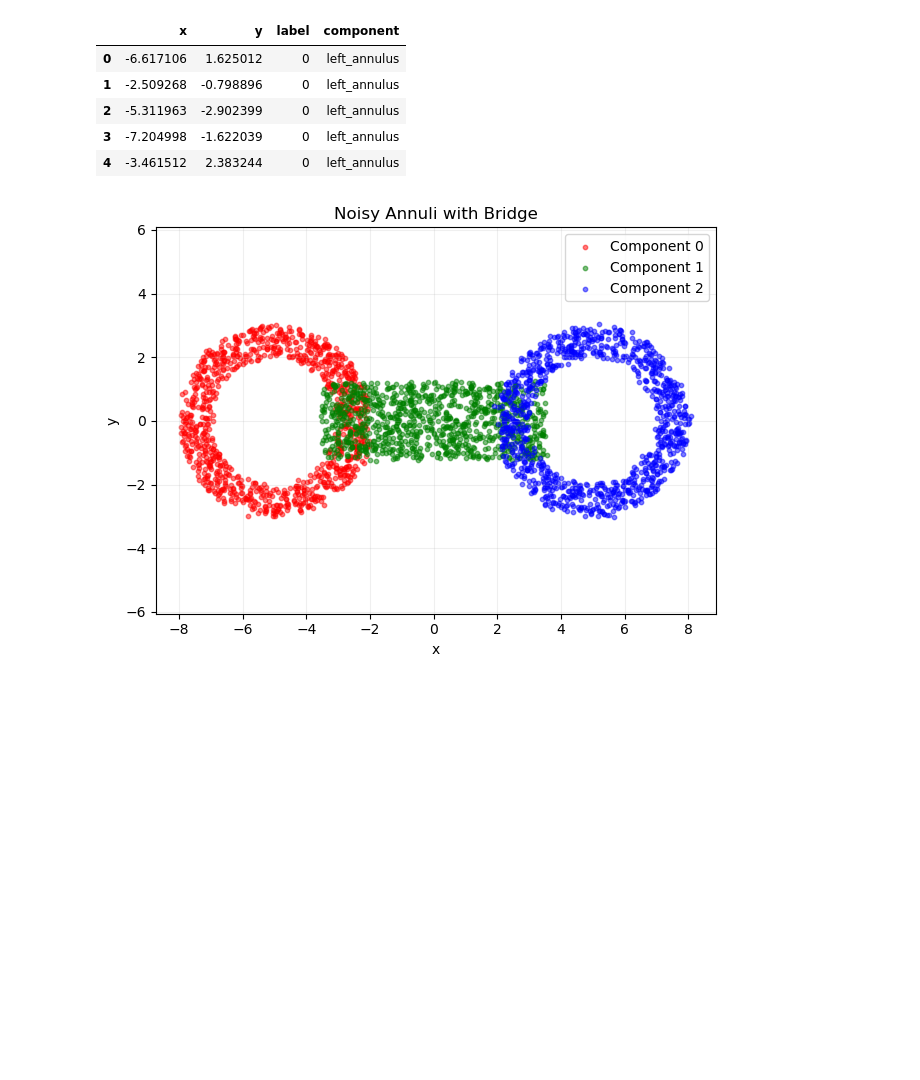
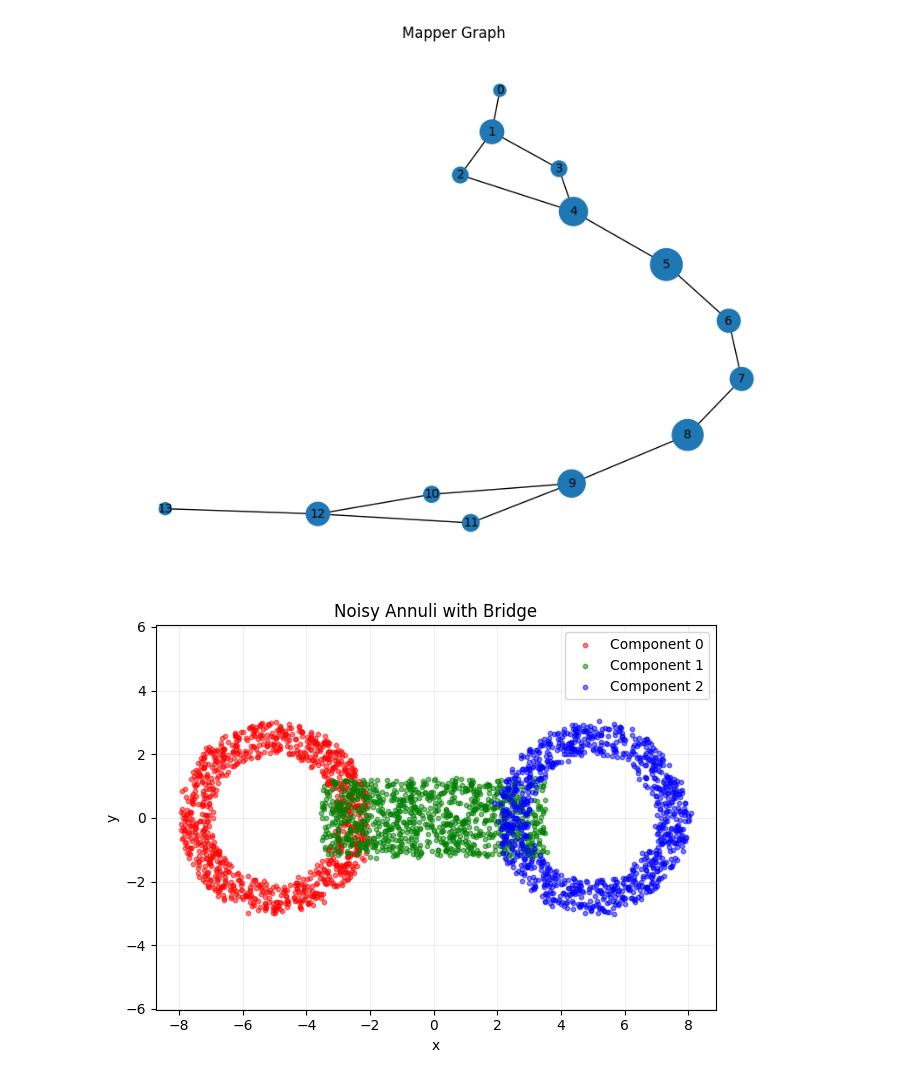
Before and after one commit to PearlPearl-Pearl/TDA_Group5, a Jupyter notebook: PROJECT2/TDA_P2.ipynb, the cells around one changed output. Cells and saved outputs as stored; diff of their text form; code cells hidden in the pictures; blank space fills up the shorter version.

```diff
--- a/PROJECT2/TDA_P2.ipynb
+++ b/PROJECT2/TDA_P2.ipynb
@@ -67,13 +93,4 @@ def mapper(data: pd.DataFrame, lens: Callable, cover_set: list, clustering_alg:
 
     return vertex_set, edge_set
 # %%
-df = pd.read_csv('noisy_annuli_bridge.csv')
+df = pd.read_csv('/content/noisy_annuli_bridge.csv')
-# %%
-df.head()
-# %% [output]
-|  | x | y | label | component |
-| 0 | -6.617106 | 1.625012 | 0 | left_annulus |
-| 1 | -2.509268 | -0.798896 | 0 | left_annulus |
-| 2 | -5.311963 | -2.902399 | 0 | left_annulus |
-| 3 | -7.204998 | -1.622039 | 0 | left_annulus |
-| 4 | -3.461512 | 2.383244 | 0 | left_annulus |
@@ -83,3 +97,14 @@ y = df['y']
+# %%
+clustering_alg = DBSCAN(eps=0.6, min_samples=5)
+data = df[['x', 'y']]
+
+
+
+cover_set = make_interval_cover(lens(data), n_intervals=12, overlap=0.3)
+vertex_set, edge_set = mapper(data, lens, cover_set, clustering_alg)
+plot_mapper_graph(vertex_set, edge_set)
+# %% [output]
+[figure, added]
 # %%
 colors = ['red', 'green', 'blue']
 for label, color in enumerate(colors):
```
Also changed, not shown: parts of 5 cells of this notebook, 2 other files.
